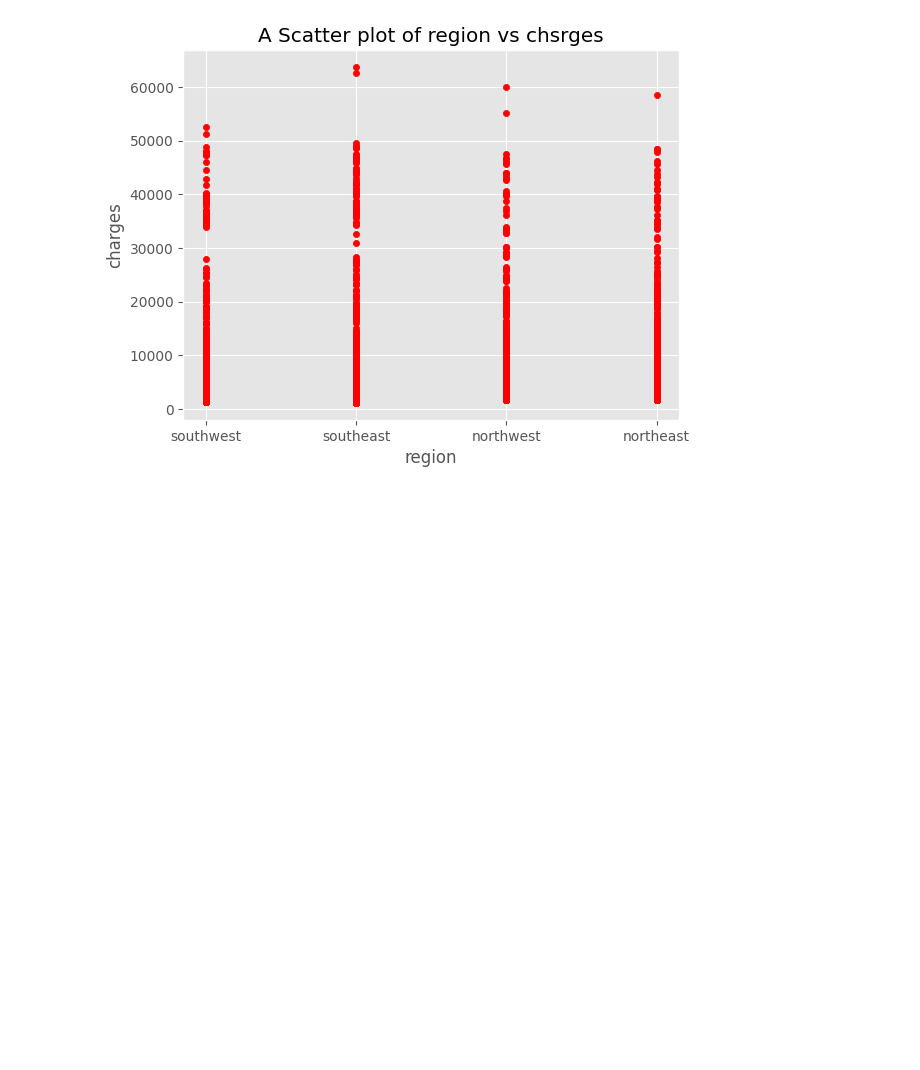
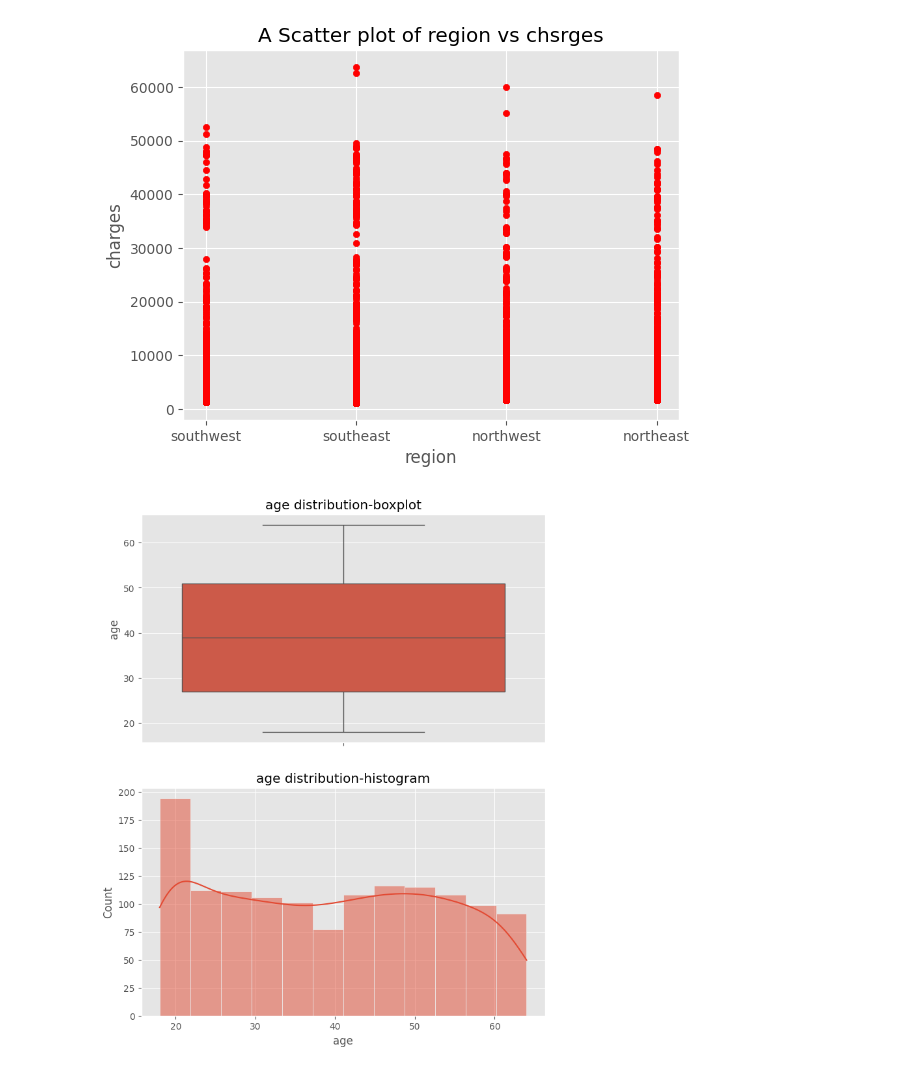
Before and after one commit to EdwinMwai/medical-cost-regression, a Jupyter notebook: pred-1.ipynb, the cells around one changed output. Saved outputs shown, nothing was run; the diff lists cells and outputs as text; code cells hidden in the pictures; blank space fills up the shorter version.

```diff
--- a/pred-1.ipynb
+++ b/pred-1.ipynb
@@ -142,3 +144,13 @@ plt.title('A Scatter plot of region vs chsrges')
 plt.show()
 # %% [output]
 [figure]
+# %%
+fig, axs = plt.subplots(nrows=2, figsize=(8, 10))
+
+sns.boxplot(df['age'],ax=axs[0]).set(title='age distribution-boxplot')
+
+sns.histplot(df['age'],ax=axs[1], kde=True).set(title='age distribution-histogram')
+
+plt.show()
+# %% [output]
+[figure, added]
```
Also changed, not shown: parts of 31 cells of this notebook.
